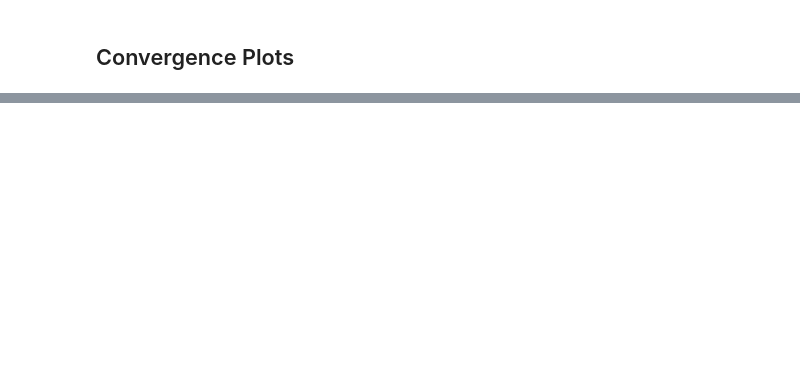
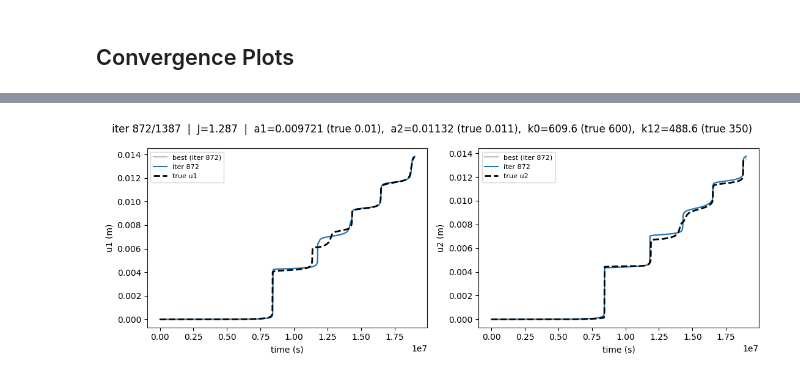
Before and after one commit to ericeberg3/spring-slider-adjoint, a Jupyter notebook: slip_discrete_adjoint_double_springslider.ipynb, the cells around one changed output, grey strips where cells are left out. Cells and saved outputs as stored; diff of their text form; code cells hidden in the pictures; blank space fills up the shorter version.

```diff
--- a/slip_discrete_adjoint_double_springslider.ipynb
+++ b/slip_discrete_adjoint_double_springslider.ipynb
@@ -312,9 +401,9 @@ PARAM_IDX = {'a1': 0, 'a2': 1, 'k0': 2, 'k12': 3}
 
 _p_true_d = {p: M[p] for p in INVERT_PARAMS}
 _p_init_d = {
-    'a1':  M['a1']  * 1.1,
-    'a2':  M['a2']  * 1.1,
-    'k0':  M['k0']  * 0.9,
+    'a1':  M['a1']  * 1.3,
+    'a2':  M['a2']  * 0.7,
+    'k0':  M['k0']  * 0.7,
     'k12': M['k12'] * 0.9,
 }
 _p_bnds_d = {p: (_p_true_d[p] * 0.5, _p_true_d[p] * 1.5) for p in INVERT_PARAMS}
@@ -400,0 +542,77 @@ for i, name in enumerate(INVERT_PARAMS):
+# %%
+%matplotlib widget
+import ipywidgets as widgets
+
+
+# Numpy mirrors of the JAX arrays (widgets / matplotlib want numpy).
+t_ref_plot = np.asarray(t_ref)
+S_fixed    = np.asarray(S)
+u1_obs_ref = np.asarray(u1_obs)
+u2_obs_ref = np.asarray(u2_obs)
+
+PLOT_SMOOTHED = True
+
+# Recompute u1, u2 for each iterate stored in x_hist
+n_evals    = len(J_hist)
+u1_hist    = np.zeros((n_evals, t_ref_plot.size))
+u2_hist    = np.zeros((n_evals, t_ref_plot.size))
+param_hist = {p: np.empty(n_evals) for p in INVERT_PARAMS}
+_param_true = {p: _p_true_d[p] for p in INVERT_PARAMS}
+
+_p_base = np.array([M[p] for p in ['a1', 'a2', 'k0', 'k12']])
+for k in range(n_evals):
+    p_full = _p_base.copy()
+    for i, name in enumerate(INVERT_PARAMS):
+        p_full[PARAM_IDX[name]] = float(x_hist[k][i])
+        param_hist[name][k]     = float(x_hist[k][i])
+    ys_k = forward_solve_jax(jnp.asarray(p_full), t_ref)
+    u1_hist[k] = np.asarray(ys_k[:, 0])
+    u2_hist[k] = np.asarray(ys_k[:, 2])
+
+opt_idx = int(np.argmin(J_hist))
+print(f"Best iterate: {opt_idx}/{n_evals-1}  (J={J_hist[opt_idx]:.4e})")
+
+fig_int, (ax1_int, ax2_int) = plt.subplots(1, 2, figsize=(11, 4), sharey=False)
+fig_int.suptitle("Optimization iteration viewer")
+
+def _smooth_int(u):
+    return S_fixed @ u if PLOT_SMOOTHED else u
+
+
+
+# Best-iteration lines (silver, fixed)
+ax1_int.plot(t_ref_plot, _smooth_int(u1_hist[opt_idx]), color='silver', lw=1.5, label=f'best (iter {opt_idx})')
+ax2_int.plot(t_ref_plot, _smooth_int(u2_hist[opt_idx]), color='silver', lw=1.5, label=f'best (iter {opt_idx})')
+
+# Mutable current-iteration lines (initialized at best iteration)
+(line_int1,) = ax1_int.plot(t_ref_plot, _smooth_int(u1_hist[opt_idx]), color='C0', lw=1.5, label=f'iter {opt_idx}')
+(line_int2,) = ax2_int.plot(t_ref_plot, _smooth_int(u2_hist[opt_idx]), color='C0', lw=1.5, label=f'iter {opt_idx}')
+
+# Static true lines
+ax1_int.plot(t_ref_plot, _smooth_int(u1_obs_ref), 'k--', lw=2, label='true u1')
+ax2_int.plot(t_ref_plot, _smooth_int(u2_obs_ref), 'k--', lw=2, label='true u2')
+
+for ax, ylabel in zip([ax1_int, ax2_int], ['u1 (m)', 'u2 (m)']):
+    ax.set_xlabel('time (s)')
+    ax.set_ylabel(ylabel)
+    ax.legend(fontsize=8)
+
+fig_int.tight_layout()
+
+def _update_int(iteration):
+    line_int1.set_ydata(_smooth_int(u1_hist[iteration]))
+    line_int2.set_ydata(_smooth_int(u2_hist[iteration]))
+    param_strs = [f"{p}={param_hist[p][iteration]:.4g} (true {_param_true[p]:.4g})"
+                  for p in INVERT_PARAMS]
+    fig_int.suptitle(
+        f"iter {iteration}/{n_evals-1}  |  J={J_hist[iteration]:.4g}  |  " + ",  ".join(param_strs)
+    )
+    fig_int.canvas.draw_idle()
+
+slider_int = widgets.IntSlider(
+    value=opt_idx, min=0, max=n_evals - 1, step=1,
+    description='Iteration', continuous_update=True,
+    layout=widgets.Layout(width='80%')
+)
+widgets.interact(_update_int, iteration=slider_int)
+# %% [output]
@@ -400,0 +622 @@ for i, name in enumerate(INVERT_PARAMS):
+[figure, added]
```
Also changed, not shown: parts of 16 cells of this notebook.
